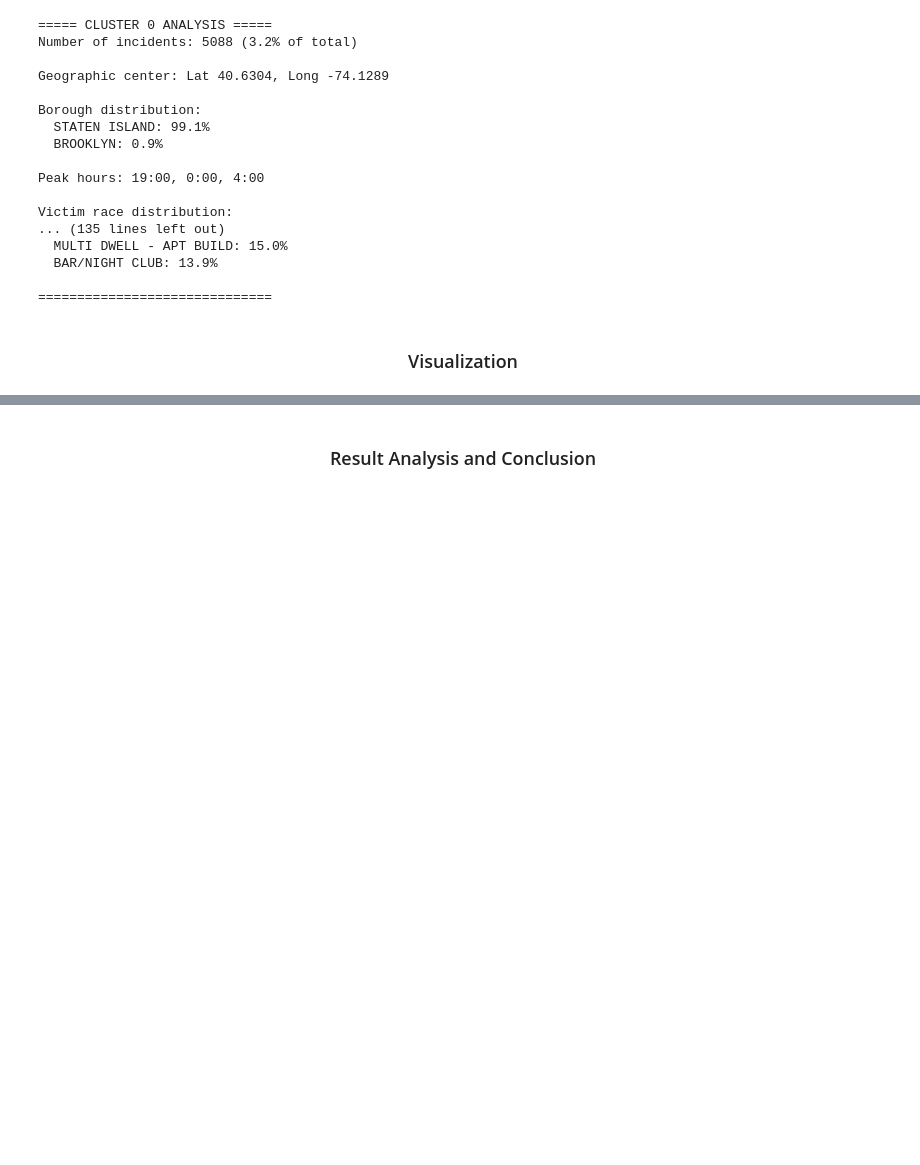
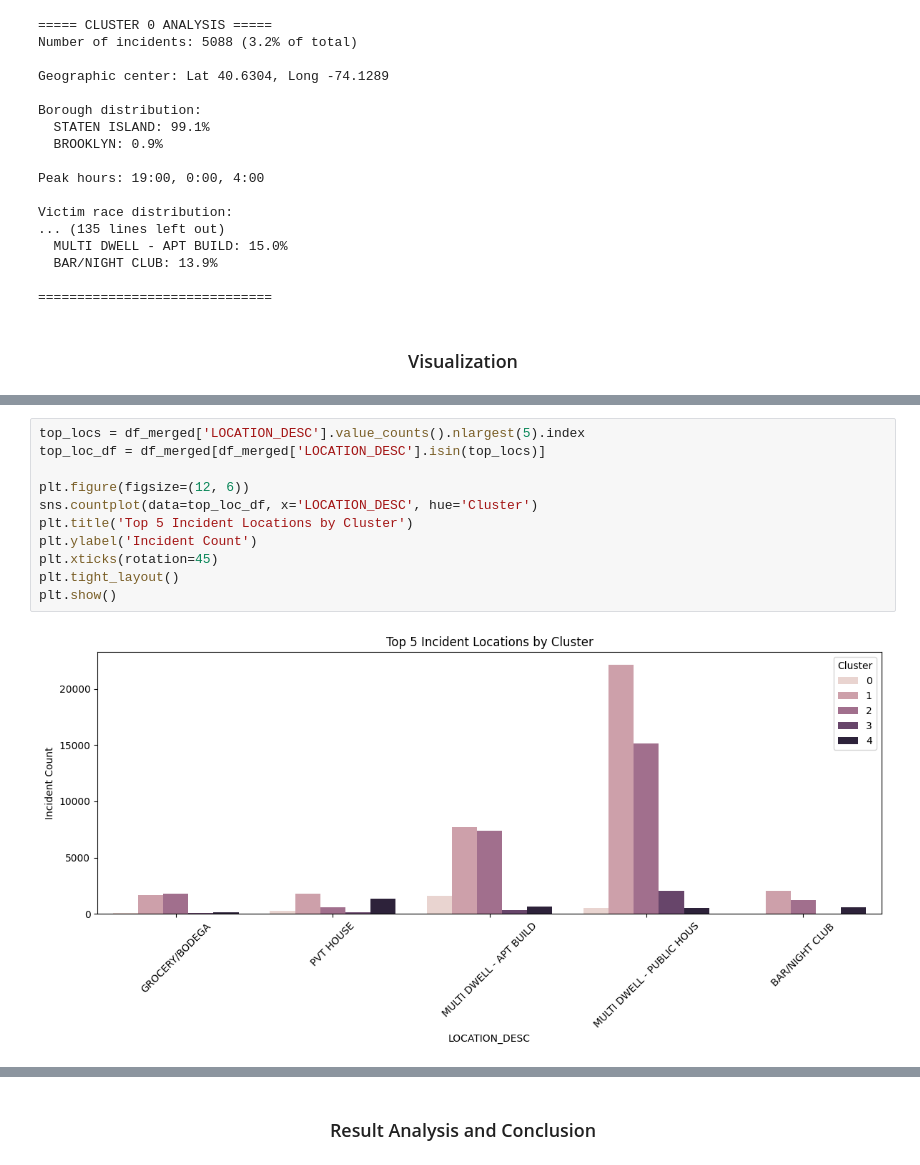
Before and after one commit to mkhan419/cmsc320FinalProject, a Jupyter notebook: CMSC320_FinalProject_FinalDeliverable_Spring2025 (1).ipynb, the cells around one changed output, grey strips where cells are left out. Saved outputs shown, nothing was run; the diff lists cells and outputs as text; blank space fills up the shorter version.

```diff
--- a/CMSC320_FinalProject_FinalDeliverable_Spring2025 (1).ipynb
+++ b/CMSC320_FinalProject_FinalDeliverable_Spring2025 (1).ipynb
@@ -364,0 +403,13 @@ Victim race distribution:
+# %%
+top_locs = df_merged['LOCATION_DESC'].value_counts().nlargest(5).index
+top_loc_df = df_merged[df_merged['LOCATION_DESC'].isin(top_locs)]
+
+plt.figure(figsize=(12, 6))
+sns.countplot(data=top_loc_df, x='LOCATION_DESC', hue='Cluster')
+plt.title('Top 5 Incident Locations by Cluster')
+plt.ylabel('Incident Count')
+plt.xticks(rotation=45)
+plt.tight_layout()
+plt.show()
+# %% [output]
+[figure, added]
```
Also changed, not shown: parts of 6 cells of this notebook, 2 other files.
